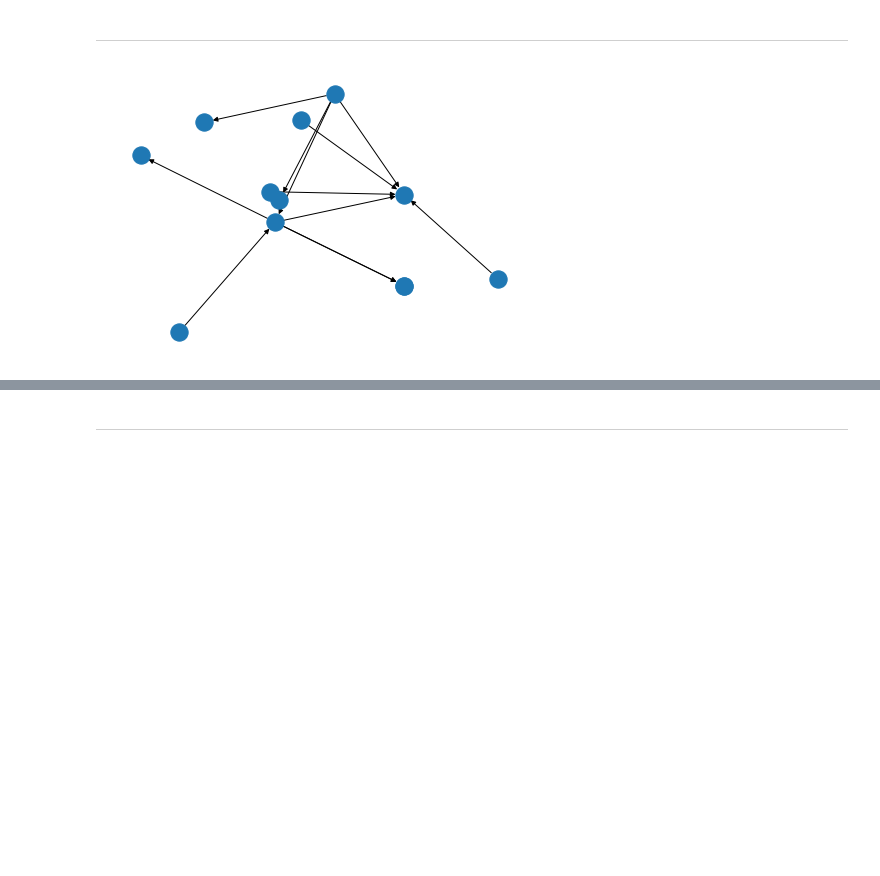
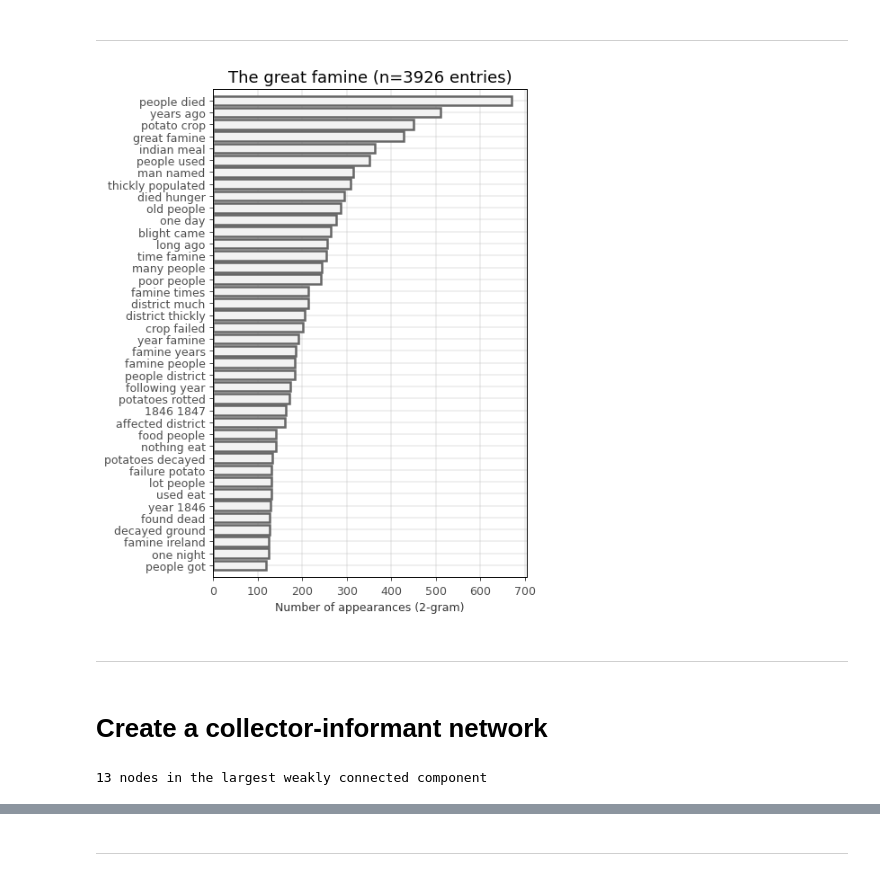
Before and after one commit to jkbren/irish-schools-collection, a Jupyter notebook: code/analysis_schools-collection.ipynb, the cells around one changed output, grey strips where cells are left out. Cells and saved outputs as stored; diff of their text form; code cells hidden in the pictures; blank space fills up the shorter version.

```diff
--- a/code/analysis_schools-collection.ipynb
+++ b/code/analysis_schools-collection.ipynb
@@ -162,3 +193,33 @@ ___________
+# %%
+sorted_2gram_freq = {k: v for k, v in sorted(dict(Counter(all_2grams)).items(),
+                                            key=lambda item: item[1], reverse=True)}
+# %%
+nwords = 40
+fig, ax = plt.subplots(1,1,figsize=(5,8),dpi=90)
+
+for ix,i in enumerate(list(sorted_2gram_freq)[:nwords]):
+    ax.barh(ix+1, sorted_2gram_freq[i], ec='.4', fc='.95', lw=2,)
+
+ax.set_yticks(np.linspace(nwords,1,nwords))
+ax.set_yticklabels([" ".join(i) for i in list(sorted_2gram_freq)[:nwords][::-1]])
+ax.set_ylim(nwords+1,0)
+ax.grid(lw=1.5, color='.75', alpha=0.25)
+ax.tick_params(labelcolor='.3', color='.3')
+ax.set_xlabel('Number of appearances (2-gram)', color='.2')
+ax.set_title(example_fn.replace(dir_name_el,'').split('_')[-1].replace('.json','')+\
+             ' (n=%i entries)'%(len(dat_i)),
+             fontsize='x-large')
+
+plt.savefig('../figs/pngs/schools_GreatFamine_2grams.png',dpi=425,bbox_inches='tight')
+plt.savefig('../figs/pdfs/schools_GreatFamine_2grams.pdf',bbox_inches='tight')
+
+plt.show()
+# %% [output]
+[figure, added]
+# %% [markdown]
+________________
+# %% [markdown]
+# Create a collector-informant network
 # %%
 import networkx as nx
 # %%
@@ -185,7 +246,6 @@ for entry_id, data_i in dat_i.items():
         G.add_edge(eij[0],eij[1])#,gender=att['Gender'])
 # %%
 giant = max(nx.weakly_connected_components(G), key=len)
+print(len(giant),'nodes in the largest weakly connected component')
+# %% [output]
+13 nodes in the largest weakly connected component
-# %%
-nx.draw_kamada_kawai(nx.subgraph(G,giant))
-# %% [output]
-[figure, removed]
```
Also changed, not shown: parts of 12 cells of this notebook, 10 other files.
